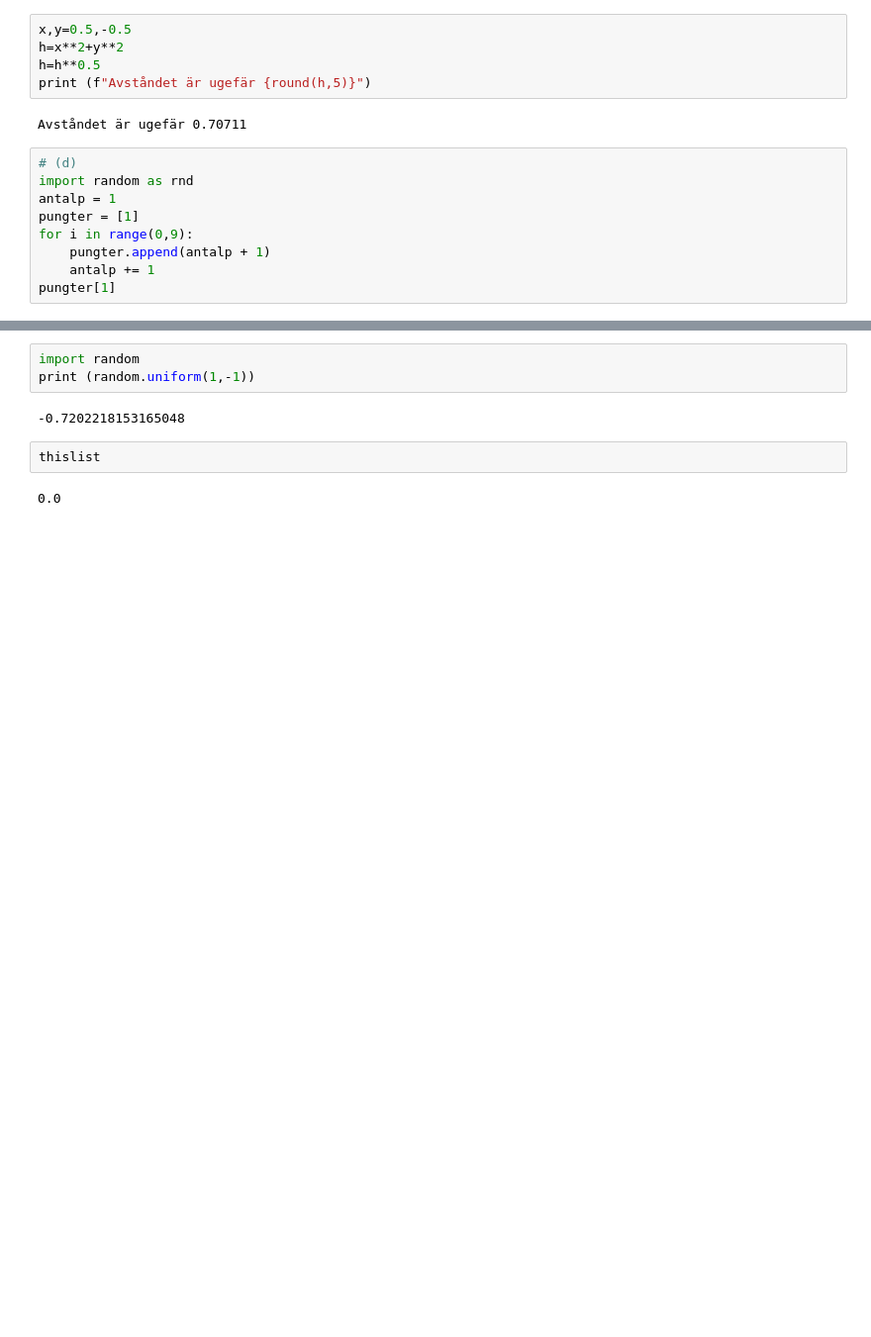
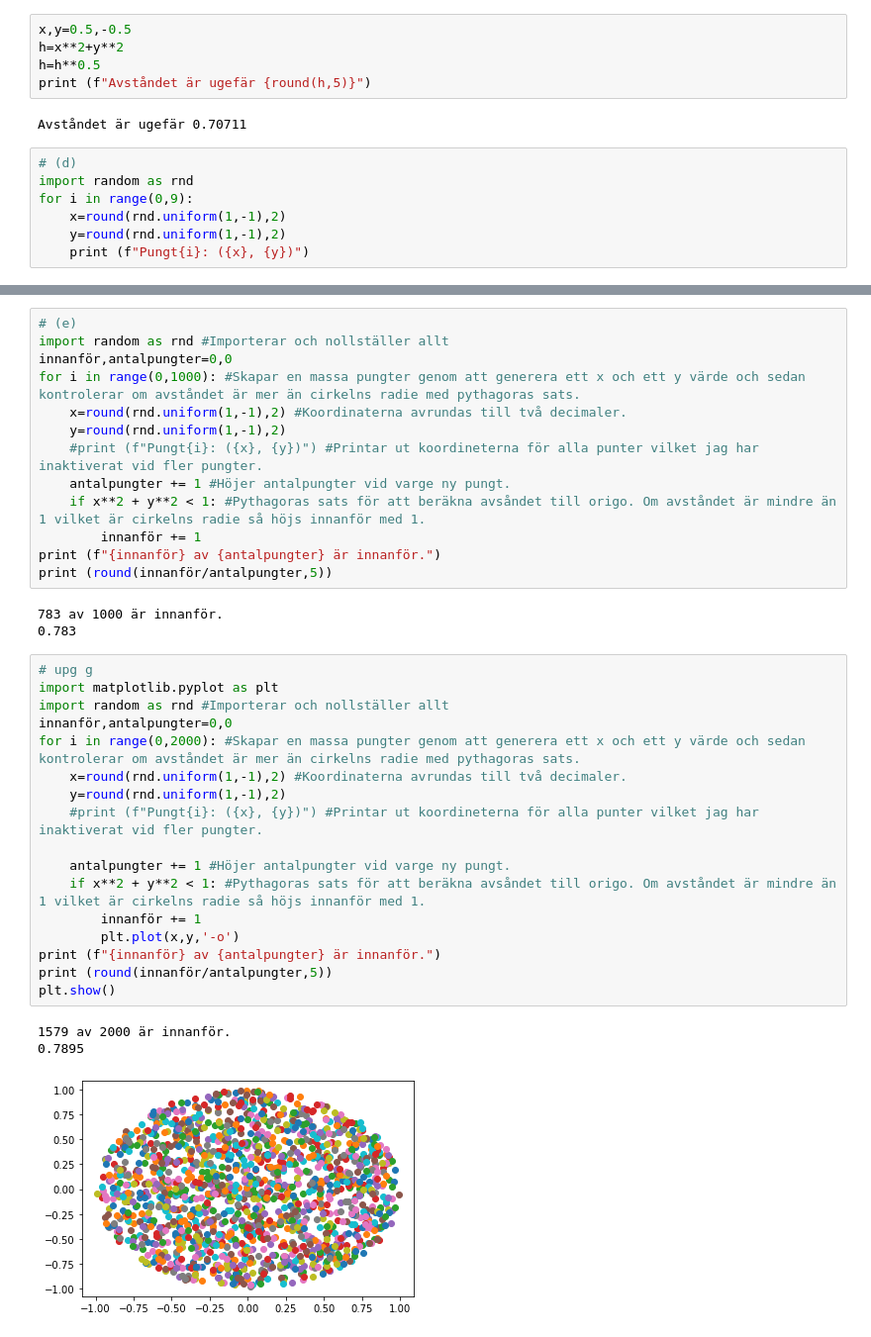
Before and after one commit to FransKarlsson/frans-karlsson-te19d, a Jupyter notebook: Programering/labb 1.ipynb, the cells around one changed output, grey strips where cells are left out. Shown at 99% size. Cells and saved outputs as stored; diff of their text form; blank space fills up the shorter version.

```diff
--- a/Programering/labb 1.ipynb
+++ b/Programering/labb 1.ipynb
@@ -24,10 +25,8 @@ Avståndet är ugefär 0.70711
 # %%
 # (d)
 import random as rnd
-antalp = 1
-pungter = [1]
 for i in range(0,9):
-    pungter.append(antalp + 1)
-    antalp += 1
-pungter[1]
+    x=round(rnd.uniform(1,-1),2)
+    y=round(rnd.uniform(1,-1),2)
+    print (f"Pungt{i}: ({x}, {y})")
 # %% [output]
@@ -35,9 +42,37 @@ pungter[1]
-# %%
-import random
-print (random.uniform(1,-1))
-# %% [output]
--0.7202218153165048
-# %%
-thislist
-# %% [output]
-0.0
+# %%
+# (e)
+import random as rnd #Importerar och nollställer allt
+innanför,antalpungter=0,0
+for i in range(0,1000): #Skapar en massa pungter genom att generera ett x och ett y värde och sedan kontrolerar om avståndet är mer än cirkelns radie med pythagoras sats.
+    x=round(rnd.uniform(1,-1),2) #Koordinaterna avrundas till två decimaler.
+    y=round(rnd.uniform(1,-1),2)
+    #print (f"Pungt{i}: ({x}, {y})") #Printar ut koordineterna för alla punter vilket jag har inaktiverat vid fler pungter.
+    antalpungter += 1 #Höjer antalpungter vid varge ny pungt.
+    if x**2 + y**2 < 1: #Pythagoras sats för att beräkna avsåndet till origo. Om avståndet är mindre än 1 vilket är cirkelns radie så höjs innanför med 1.
+        innanför += 1
+print (f"{innanför} av {antalpungter} är innanför.")
+print (round(innanför/antalpungter,5))
+# %% [output]
+783 av 1000 är innanför.
+0.783
+# %%
+# upg g
+import matplotlib.pyplot as plt
+import random as rnd #Importerar och nollställer allt
+innanför,antalpungter=0,0
+for i in range(0,2000): #Skapar en massa pungter genom att generera ett x och ett y värde och sedan kontrolerar om avståndet är mer än cirkelns radie med pythagoras sats.
+    x=round(rnd.uniform(1,-1),2) #Koordinaterna avrundas till två decimaler.
+    y=round(rnd.uniform(1,-1),2)
+    #print (f"Pungt{i}: ({x}, {y})") #Printar ut koordineterna för alla punter vilket jag har inaktiverat vid fler pungter.
+
+    antalpungter += 1 #Höjer antalpungter vid varge ny pungt.
+    if x**2 + y**2 < 1: #Pythagoras sats för att beräkna avsåndet till origo. Om avståndet är mindre än 1 vilket är cirkelns radie så höjs innanför med 1.
+        innanför += 1
+        plt.plot(x,y,'-o')
+print (f"{innanför} av {antalpungter} är innanför.")
+print (round(innanför/antalpungter,5))
+plt.show()
+# %% [output]
+1579 av 2000 är innanför.
+0.7895
+[figure, added]
```
Also changed, not shown: parts of 2 cells of this notebook.
